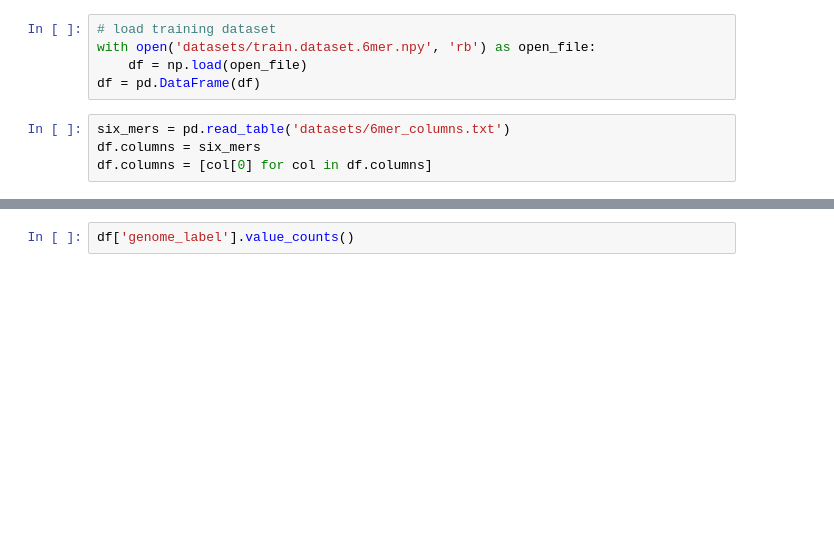
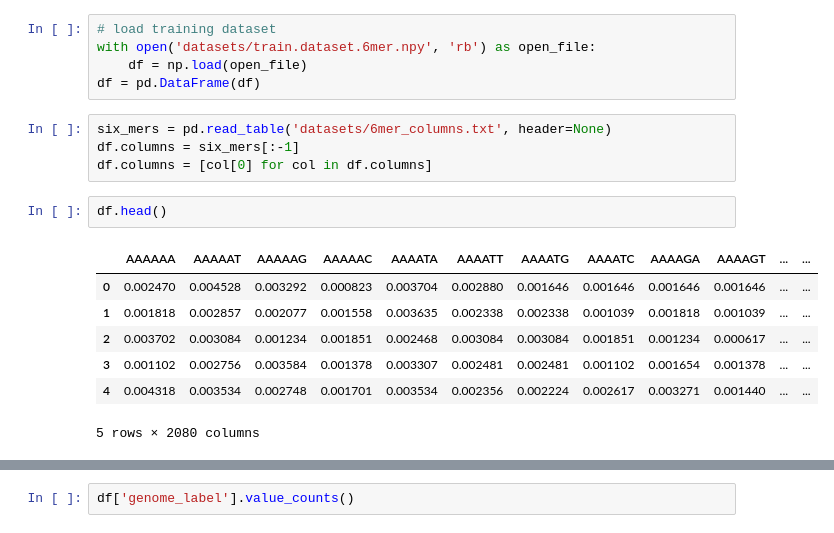
Before and after one commit to xxiann/cs4220-T4_proj2, a Jupyter notebook: pathogen_detection.ipynb, the cells around one changed output, grey strips where cells are left out. Saved outputs shown, nothing was run; the diff lists cells and outputs as text; blank space fills up the shorter version.

```diff
--- a/pathogen_detection.ipynb
+++ b/pathogen_detection.ipynb
@@ -16,9 +14,19 @@ with open('datasets/train.dataset.6mer.npy', 'rb') as open_file:
     df = np.load(open_file)
 df = pd.DataFrame(df)
 # %%
-six_mers = pd.read_table('datasets/6mer_columns.txt')
-df.columns = six_mers
+six_mers = pd.read_table('datasets/6mer_columns.txt', header=None)
+df.columns = six_mers[:-1]
 df.columns = [col[0] for col in df.columns]
+# %%
+df.head()
+# %% [output]
+|  | AAAAAA | AAAAAT | AAAAAG | AAAAAC | AAAATA | AAAATT | AAAATG | AAAATC | AAAAGA | AAAAGT | ... | ... |
+| 0 | 0.002470 | 0.004528 | 0.003292 | 0.000823 | 0.003704 | 0.002880 | 0.001646 | 0.001646 | 0.001646 | 0.001646 | ... | ... |
+| 1 | 0.001818 | 0.002857 | 0.002077 | 0.001558 | 0.003635 | 0.002338 | 0.002338 | 0.001039 | 0.001818 | 0.001039 | ... | ... |
+| 2 | 0.003702 | 0.003084 | 0.001234 | 0.001851 | 0.002468 | 0.003084 | 0.003084 | 0.001851 | 0.001234 | 0.000617 | ... | ... |
+| 3 | 0.001102 | 0.002756 | 0.003584 | 0.001378 | 0.003307 | 0.002481 | 0.002481 | 0.001102 | 0.001654 | 0.001378 | ... | ... |
+| 4 | 0.004318 | 0.003534 | 0.002748 | 0.001701 | 0.003534 | 0.002356 | 0.002224 | 0.002617 | 0.003271 | 0.001440 | ... | ... |
+5 rows × 2080 columns
 # %%
 labels = pd.read_csv('datasets/train_labels.csv')
 df['genome_label'] = labels
```
Also changed, not shown: parts of 22 cells of this notebook.
